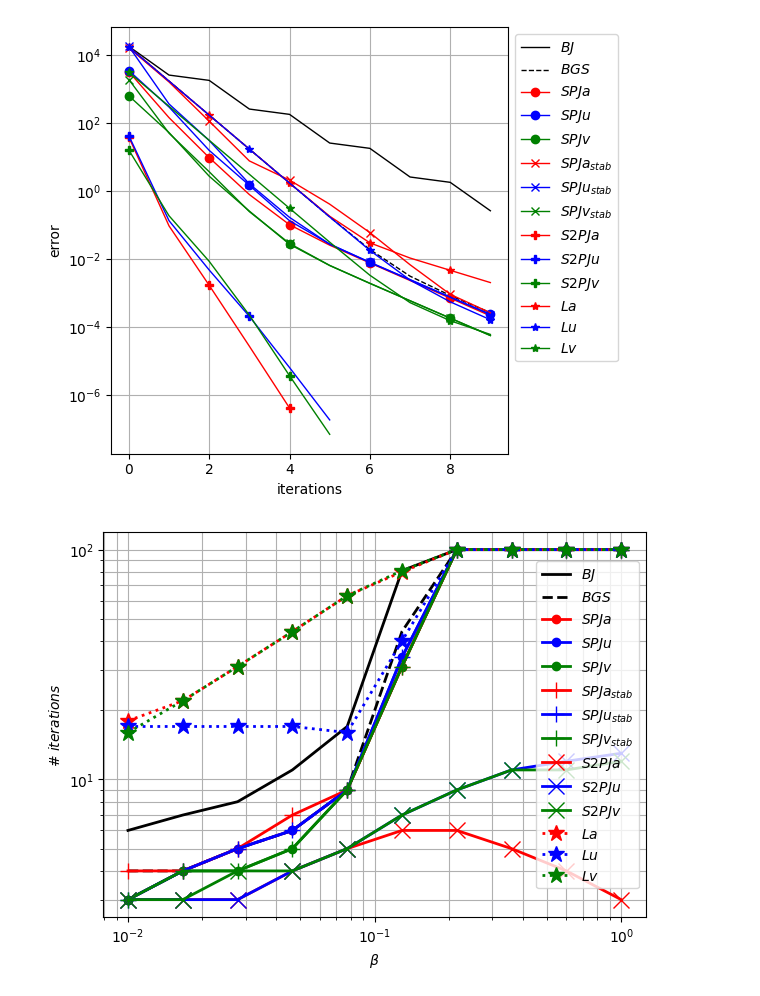
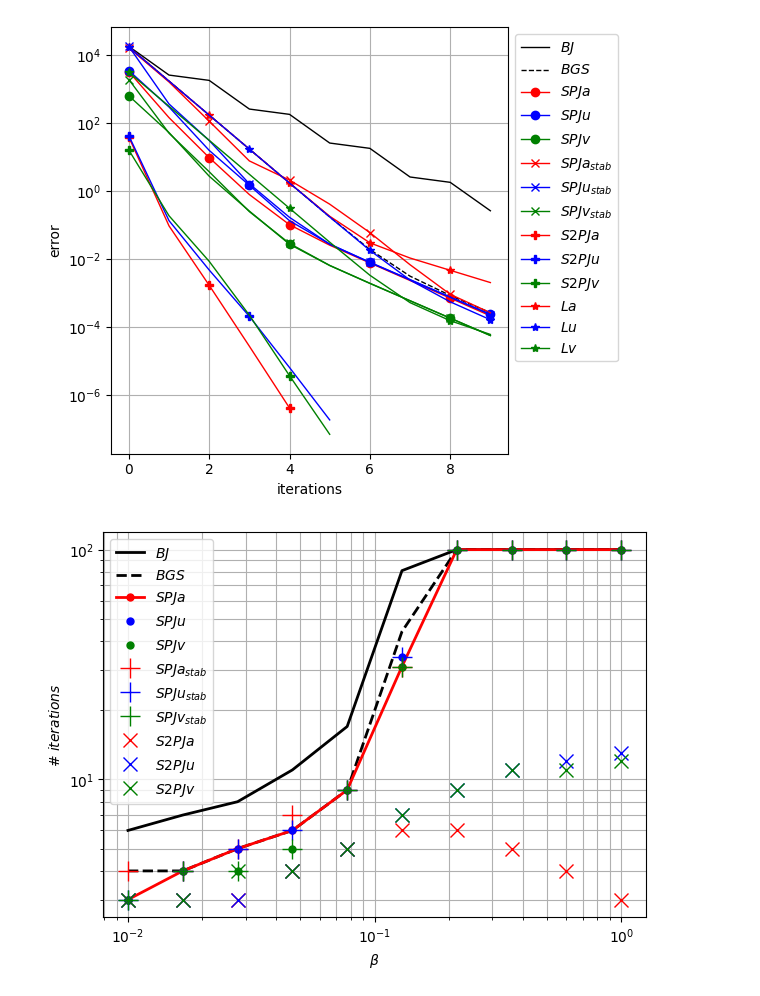
Before and after one commit to multiform-UoN/splittingschemes, a Jupyter notebook: python/fvm1D_quadLaplacian.ipynb, the cells around one changed output. Cells and saved outputs as stored; diff of their text form; code cells hidden in the pictures.

Commit message:
minor corrections to the printed figures

```diff
--- a/python/fvm1D_quadLaplacian.ipynb
+++ b/python/fvm1D_quadLaplacian.ipynb
@@ -229,7 +229,7 @@ err = {
 # axs1.xaxis.set_major_locator(plt.MultipleLocator(np.pi / 2))
 fig2, axs2 = plt.subplots(1, 1, figsize=(7,5), dpi=100)
 # fig3, axs3 = plt.subplots(1, 1, figsize=(5,5), dpi=100)
-markersize = 6
+markersize = 10
 linewidth = 2
 markevery = 1
 
@@ -377,45 +377,45 @@ for val in beta:
 
 axs2.loglog(beta, err['BJ']['nit'],       'k',  linestyle='solid',  label=r"$BJ$",          linewidth=linewidth, markersize=markersize,   markevery=markevery+0*0)
 axs2.loglog(beta, err['BGS']['nit'],      'k',  linestyle='dashed', label=r"$BGS$",         linewidth=linewidth, markersize=markersize,   markevery=markevery+1*0)
-axs2.loglog(beta, err['SPJa']['nit'],     'ro', linestyle='solid',  label=r"$SPJa$",        linewidth=linewidth, markersize=markersize,   markevery=markevery+2*0)
-axs2.loglog(beta, err['SPJu']['nit'],     'bo', linestyle='solid',  label=r"$SPJu$",        linewidth=linewidth, markersize=markersize,   markevery=markevery+3*0)
-axs2.loglog(beta, err['SPJv']['nit'],     'go', linestyle='solid',  label=r"$SPJv$",        linewidth=linewidth, markersize=markersize,   markevery=markevery+4*0)
-axs2.loglog(beta, err['SPJa_stab']['nit'],'r+', linestyle='solid',  label=r"$SPJa_{stab}$", linewidth=linewidth, markersize=2*markersize, markevery=markevery+1*0)
-axs2.loglog(beta, err['SPJu_stab']['nit'],'b+', linestyle='solid',  label=r"$SPJu_{stab}$", linewidth=linewidth, markersize=2*markersize, markevery=markevery+2*0)
-axs2.loglog(beta, err['SPJv_stab']['nit'],'g+', linestyle='solid',  label=r"$SPJv_{stab}$", linewidth=linewidth, markersize=2*markersize, markevery=markevery+3*0)
-axs2.loglog(beta, err['S2PJa']['nit'],    'rx', linestyle='solid',  label=r'$S2PJa$',       linewidth=linewidth, markersize=2*markersize, markevery=markevery+2*0)
-axs2.loglog(beta, err['S2PJu']['nit'],    'bx', linestyle='solid',  label=r'$S2PJu$',       linewidth=linewidth, markersize=2*markersize, markevery=markevery+3*0)
-axs2.loglog(beta, err['S2PJv']['nit'],    'gx', linestyle='solid',  label=r'$S2PJv$',       linewidth=linewidth, markersize=2*markersize, markevery=markevery+4*0)
-axs2.loglog(beta, err['La']['nit'],       'r*', linestyle='dotted', label=r'$La$',          linewidth=linewidth, markersize=2*markersize, markevery=markevery+0*0)
-axs2.loglog(beta, err['Lu']['nit'],       'b*', linestyle='dotted', label=r'$Lu$',          linewidth=linewidth, markersize=2*markersize, markevery=markevery+0*0)
-axs2.loglog(beta, err['Lv']['nit'],       'g*', linestyle='dotted', label=r'$Lv$',          linewidth=linewidth, markersize=2*markersize, markevery=markevery+0*0)
+axs2.loglog(beta, err['SPJa']['nit'],     'r.', linestyle='solid',  label=r"$SPJa$",        linewidth=linewidth, markersize=markersize,   markevery=markevery+2*0)
+axs2.loglog(beta, err['SPJu']['nit'],     'b.', linestyle='',       label=r"$SPJu$",        linewidth=linewidth, markersize=markersize,   markevery=markevery+3*0)
+axs2.loglog(beta, err['SPJv']['nit'],     'g.', linestyle='',       label=r"$SPJv$",        linewidth=linewidth, markersize=markersize,   markevery=markevery+4*0)
+axs2.loglog(beta, err['SPJa_stab']['nit'],'r+', linestyle='',       label=r"$SPJa_{stab}$", linewidth=linewidth, markersize=1.5*markersize, markevery=markevery+1*0)
+axs2.loglog(beta, err['SPJu_stab']['nit'],'b+', linestyle='',       label=r"$SPJu_{stab}$", linewidth=linewidth, markersize=1.5*markersize, markevery=markevery+2*0)
+axs2.loglog(beta, err['SPJv_stab']['nit'],'g+', linestyle='',       label=r"$SPJv_{stab}$", linewidth=linewidth, markersize=1.5*markersize, markevery=markevery+3*0)
+axs2.loglog(beta, err['S2PJa']['nit'],    'rx', linestyle='',       label=r'$S2PJa$',       linewidth=linewidth, markersize=markersize, markevery=markevery+2*0)
+axs2.loglog(beta, err['S2PJu']['nit'],    'bx', linestyle='',       label=r'$S2PJu$',       linewidth=linewidth, markersize=markersize, markevery=markevery+3*0)
+axs2.loglog(beta, err['S2PJv']['nit'],    'gx', linestyle='',       label=r'$S2PJv$',       linewidth=linewidth, markersize=markersize, markevery=markevery+4*0)
+# axs2.loglog(beta, err['La']['nit'],       'r*', linestyle='dotted', label=r'$La$',          linewidth=linewidth, markersize=2*markersize, markevery=markevery+0*0)
+# axs2.loglog(beta, err['Lu']['nit'],       'b*', linestyle='dotted', label=r'$Lu$',          linewidth=linewidth, markersize=2*markersize, markevery=markevery+0*0)
+# axs2.loglog(beta, err['Lv']['nit'],       'g*', linestyle='dotted', label=r'$Lv$',          linewidth=linewidth, markersize=2*markersize, markevery=markevery+0*0)
 axs2.set_xlabel(r"$\beta$")
 axs2.set_ylabel(r"$\#~iterations$")
 axs2.grid(which='both')
 # axs2.legend(bbox_to_anchor=(1, 1))
 axs2.legend()
 fig2.savefig('./figures/ql_1D_beta_it_100-1e-6.pdf')
 
 
 # axs3.loglog(beta, err['mono']['u_errl2'], 's-', label=r'$Monolithic$')
 # axs3.loglog(beta, err['BJ']['u_errl2'],   'k.-', label=r'$BJ$')
 # axs3.loglog(beta, err['BGS']['u_errl2'],  'r.-', label=r'$BGS$')
 # axs3.loglog(beta, err['SPJa']['u_errl2'], 'r>-', label=r'$SPJa$')
 # axs3.loglog(beta, err['SPJu']['u_errl2'], 'b>-', label=r'$SPJu$')
 # axs3.loglog(beta, err['SPJv']['u_errl2'], 'g>-', label=r'$SPJv$')
 # # axs3.loglog(beta, err['La']['u_errl2'],   'rP-', label=r'$La$')
 # # axs3.loglog(beta, err['Lu']['u_errl2'],   'bP-', label=r'$Lu$')
 # # axs3.loglog(beta, err['Lv']['u_errl2'],   'gP-', label=r'$Lv$')
 # axs3.loglog(beta, err['S2PJa']['u_errl2'], 'r3-', label=r'$S2PJa$', markersize=10)
 # axs3.loglog(beta, err['S2PJu']['u_errl2'], 'b3-', label=r'$S2PJu$', markersize=10)
 # axs3.loglog(beta, err['S2PJv']['u_errl2'], 'g3-', label=r'$S2PJv$', markersize=10)
 # axs3.set_xlabel(r"$\beta$")
 # axs3.set_ylabel(r"$||u(x_f)-u_h(x_f)||_{\mathbb{R}^N}$")#
 # axs3.grid()
 # axs3.legend()
 # axs3.set_ylim(top=1)
 # # fig3.savefig('./figures/dualporosity_varbeta_error-fixed-iterations-50.pdf')
 
 plt.show()
 # %% [output]
-[figure, old version]
+[figure, new version]
```
Also changed, not shown: 2 other files.
